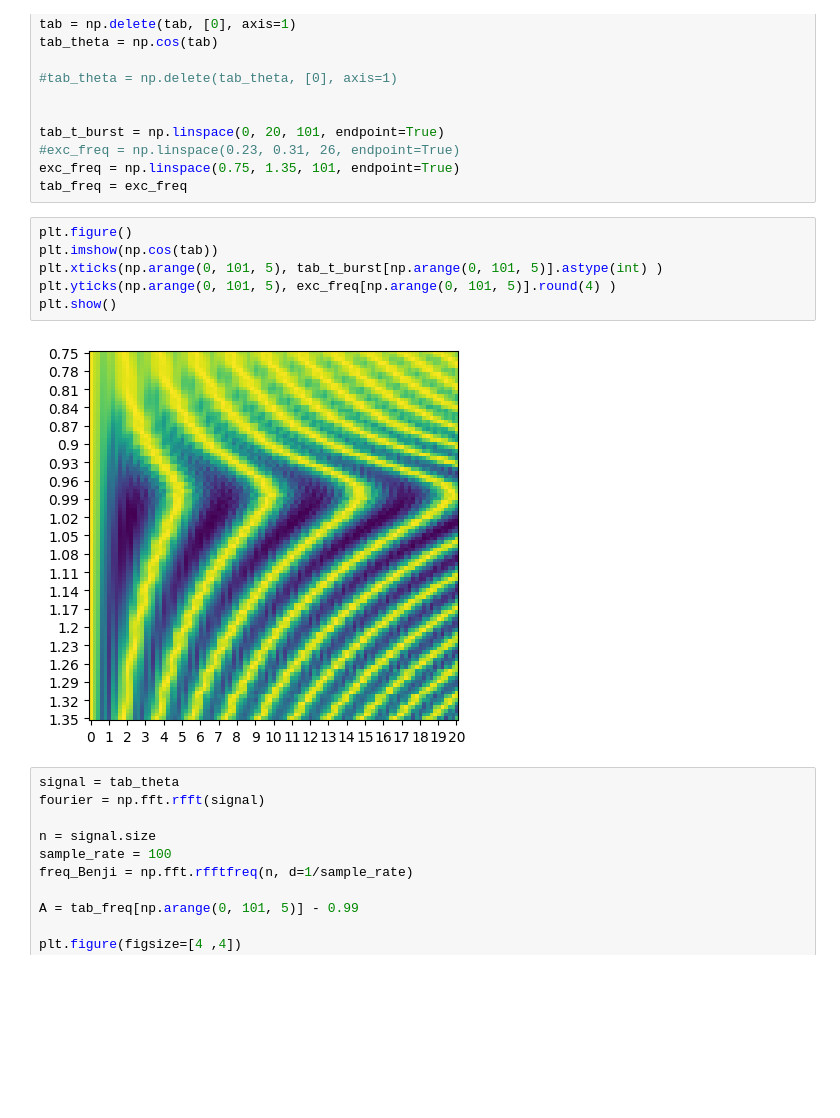
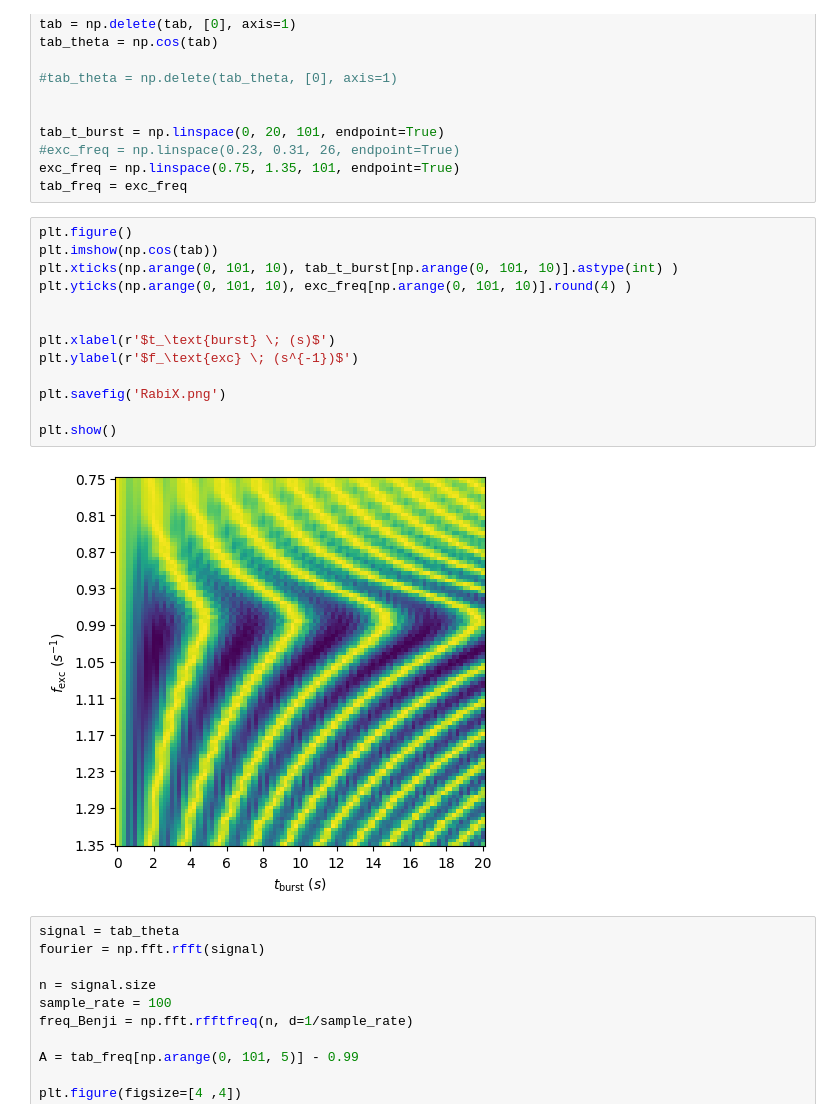
Before and after one commit to ekspone/GyroSpin, a Jupyter notebook: TheEND/GyroMouvement.ipynb, the cells around one changed output. Saved outputs shown, nothing was run; the diff lists cells and outputs as text; blank space fills up the shorter version.

```diff
--- a/TheEND/GyroMouvement.ipynb
+++ b/TheEND/GyroMouvement.ipynb
@@ -48,11 +48,18 @@ tab_freq = exc_freq
 # %%
 plt.figure()
 plt.imshow(np.cos(tab))
-plt.xticks(np.arange(0, 101, 5), tab_t_burst[np.arange(0, 101, 5)].astype(int) )
-plt.yticks(np.arange(0, 101, 5), exc_freq[np.arange(0, 101, 5)].round(4) )
+plt.xticks(np.arange(0, 101, 10), tab_t_burst[np.arange(0, 101, 10)].astype(int) )
+plt.yticks(np.arange(0, 101, 10), exc_freq[np.arange(0, 101, 10)].round(4) )
+
+
+plt.xlabel(r'$t_\text{burst} \; (s)$')
+plt.ylabel(r'$f_\text{exc} \; (s^{-1})$')
+
+plt.savefig('RabiX.png')
+
 plt.show()
 # %% [output]
-[figure, old version]
+[figure, new version]
 # %%
 signal = tab_theta
 fourier = np.fft.rfft(signal)
```
Also changed, not shown: parts of 1 cell of this notebook, 3 other files.
